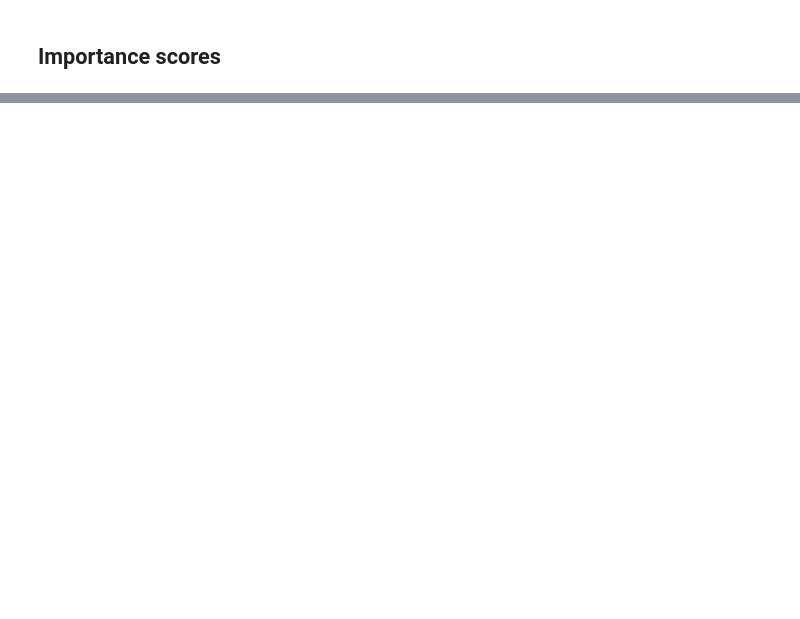
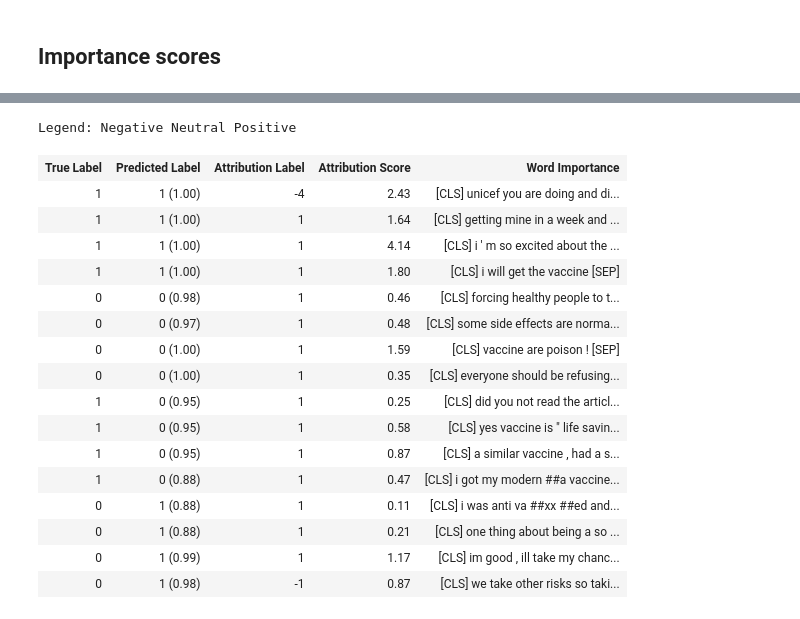
Before and after one commit to wiluxgit/EDA263-masklearn, a Jupyter notebook: lab3/lab3.ipynb, the cells around one changed output, grey strips where cells are left out. Cells and saved outputs as stored; diff of their text form; code cells hidden in the pictures; blank space fills up the shorter version.

```diff
--- a/lab3/lab3.ipynb
+++ b/lab3/lab3.ipynb
@@ -470,0 +468,57 @@ start_position_vis = viz.VisualizationDataRecord(
+# %%
+# Correct Positive classifications
+correctPos = [
+    getVisualizerFromSentence(trueClass=1, text="unicef you are doing and distributing vaccines booster covid-19 make for more confident and safe for people.thank you so much."),
+    getVisualizerFromSentence(trueClass=1, text="getting mine in a week and i'm so stoked"),
+    getVisualizerFromSentence(trueClass=1, text="i'm so excited about the vaccine! i wish we could get it right now. this is fantastic news! merry christmas everyone! 🎆💖🎄☃️☮️😊"),
+    getVisualizerFromSentence(trueClass=1, text="i will get the vaccine"),
+]
+# %%
+# Correct Negative classifications
+correctNeg = [
+    getVisualizerFromSentence(trueClass=0, text="forcing healthy people to take medicine they don't need is a crime."),
+    getVisualizerFromSentence(trueClass=0, text="some side effects are normal like death"),
+    getVisualizerFromSentence(trueClass=0, text="vaccine are poison!"),
+    getVisualizerFromSentence(trueClass=0, text="everyone should be refusing to be a guinea pig in this eugenics experiment"),
+]
+# %%
+# False Negatives
+falseNeg = [
+    getVisualizerFromSentence(trueClass=1, text="did you not read the article. it said vaccine is good"),
+    getVisualizerFromSentence(trueClass=1, text="yes vaccine is \"life saving\" thank you."),
+    getVisualizerFromSentence(trueClass=1, text="a similar vaccine, had a similar case during clinical trials"),
+    getVisualizerFromSentence(trueClass=1, text="i got my moderna vaccine and now i'm a wifi hotspot"),
+]
+# %%
+# False Positives
+falsePos = [
+    getVisualizerFromSentence(trueClass=0, text="i was anti vaxxed and i have not gotten sick for 3 years before and how are wild animals ok if they were not vaccinated?"),
+    getVisualizerFromSentence(trueClass=0, text="one thing about being a so called conspiracy theorist is that i will not have to worry about any of the side effects"),
+    getVisualizerFromSentence(trueClass=0, text="im good, ill take my chances."),
+    getVisualizerFromSentence(trueClass=0, text="we take other risks so taking this one shouldnt be a problem is the dumbest argument there is..."),
+]
+# %%
+viz.visualize_text(correctPos)
+viz.visualize_text(correctNeg)
+viz.visualize_text(falseNeg)
+viz.visualize_text(falsePos)
+_=1
+# %% [output]
+Legend: Negative Neutral Positive
+| True Label | Predicted Label | Attribution Label | Attribution Score | Word Importance |
+| 1 | 1 (1.00) | -4 | 2.43 | [CLS] unicef you are doing and di... |
+| 1 | 1 (1.00) | 1 | 1.64 | [CLS] getting mine in a week and ... |
+| 1 | 1 (1.00) | 1 | 4.14 | [CLS] i ' m so excited about the ... |
+| 1 | 1 (1.00) | 1 | 1.80 | [CLS] i will get the vaccine [SEP] |
+| 0 | 0 (0.98) | 1 | 0.46 | [CLS] forcing healthy people to t... |
+| 0 | 0 (0.97) | 1 | 0.48 | [CLS] some side effects are norma... |
+| 0 | 0 (1.00) | 1 | 1.59 | [CLS] vaccine are poison ! [SEP] |
+| 0 | 0 (1.00) | 1 | 0.35 | [CLS] everyone should be refusing... |
+| 1 | 0 (0.95) | 1 | 0.25 | [CLS] did you not read the articl... |
+| 1 | 0 (0.95) | 1 | 0.58 | [CLS] yes vaccine is " life savin... |
+| 1 | 0 (0.95) | 1 | 0.87 | [CLS] a similar vaccine , had a s... |
+| 1 | 0 (0.88) | 1 | 0.47 | [CLS] i got my modern ##a vaccine... |
+| 0 | 1 (0.88) | 1 | 0.11 | [CLS] i was anti va ##xx ##ed and... |
+| 0 | 1 (0.88) | 1 | 0.21 | [CLS] one thing about being a so ... |
+| 0 | 1 (0.99) | 1 | 1.17 | [CLS] im good , ill take my chanc... |
+| 0 | 1 (0.98) | -1 | 0.87 | [CLS] we take other risks so taki... |
```
Also changed, not shown: parts of 16 cells of this notebook, 4 other files.
